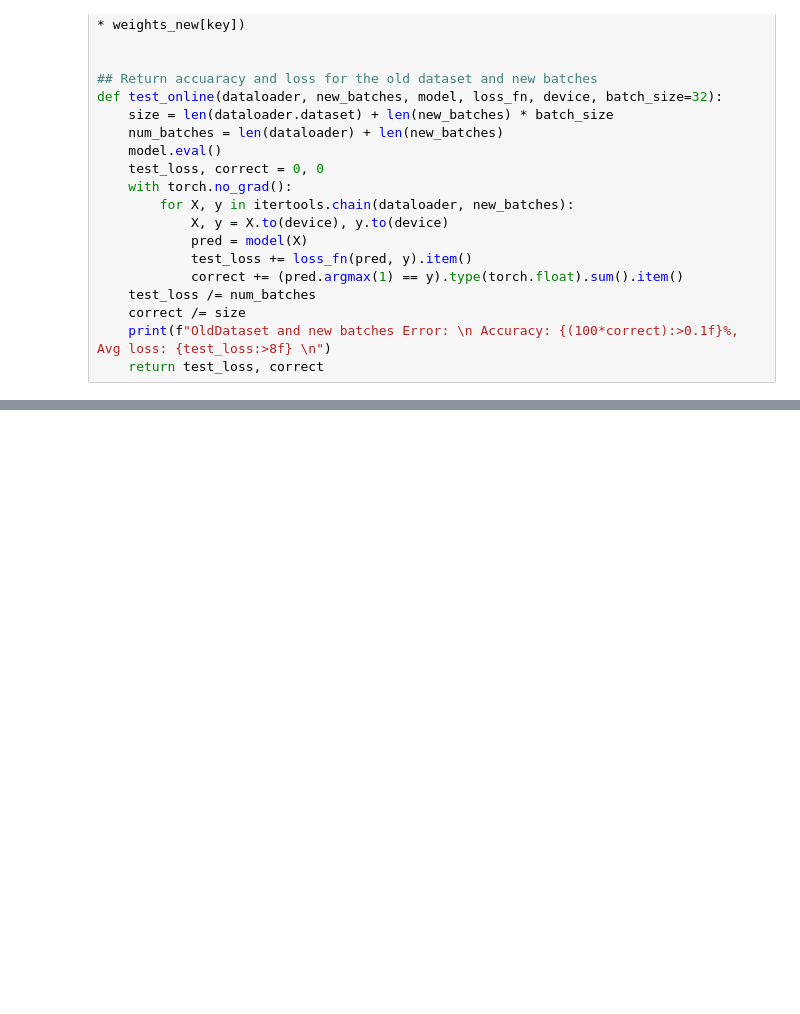
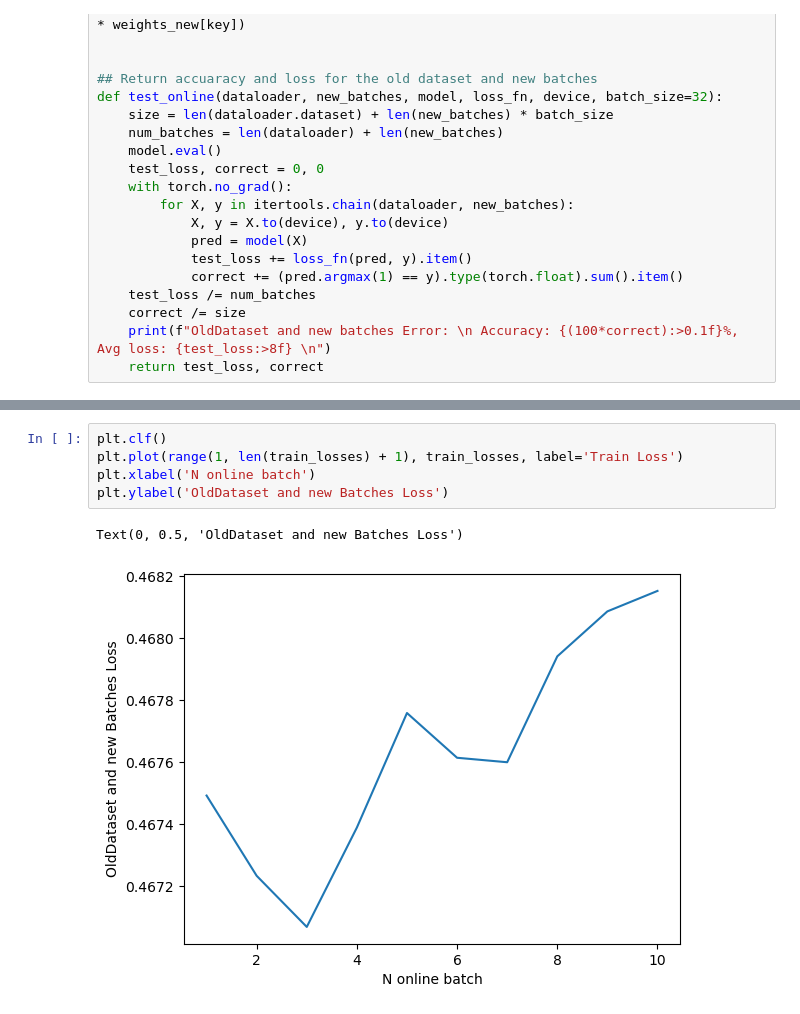
Before and after one commit to P-Balaramakrishna-Varma/round3, a Jupyter notebook: online.ipynb, the cells around one changed output, grey strips where cells are left out. Saved outputs shown, nothing was run; the diff lists cells and outputs as text; blank space fills up the shorter version.

```diff
--- a/online.ipynb
+++ b/online.ipynb
@@ -218,0 +251,8 @@ Simulating the online learning with new batches:  2
+# %%
+plt.clf()
+plt.plot(range(1, len(train_losses) + 1), train_losses, label='Train Loss')
+plt.xlabel('N online batch')
+plt.ylabel('OldDataset and new Batches Loss')
+# %% [output]
+Text(0, 0.5, 'OldDataset and new Batches Loss')
+[figure, added]
```
Also changed, not shown: parts of 5 cells of this notebook.
